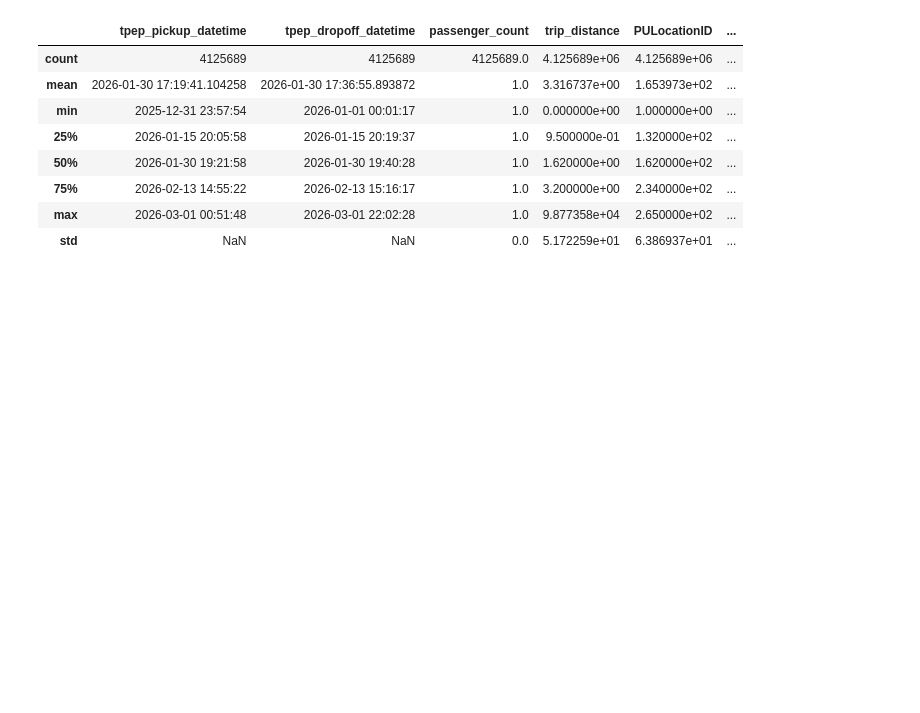
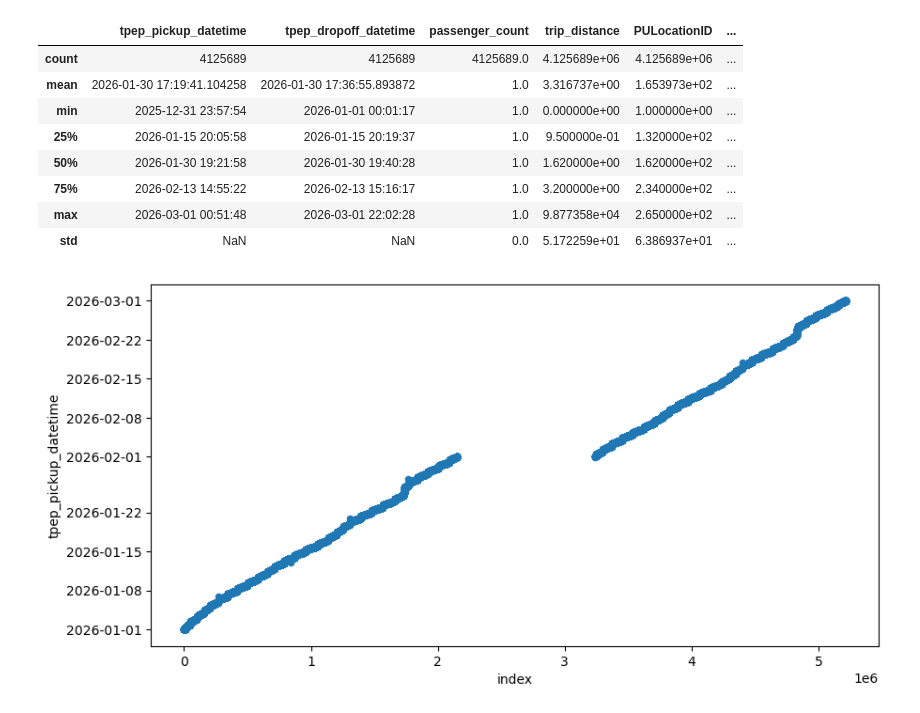
Before and after one commit to TinyHaitch/taxi_analysis, a Jupyter notebook: Untitled.ipynb, the cells around one changed output. Saved outputs shown, nothing was run; the diff lists cells and outputs as text; code cells hidden in the pictures; blank space fills up the shorter version.

```diff
--- a/Untitled.ipynb
+++ b/Untitled.ipynb
@@ -315,0 +312,5 @@ plt.show()
+# %%
+final_data['tpep_pickup_datetime'].reset_index().plot(kind='scatter', x='index', y='tpep_pickup_datetime', figsize=(10, 5))
+plt.show()
+# %% [output]
+[figure, added]
```
Also changed, not shown: parts of 8 cells of this notebook.
